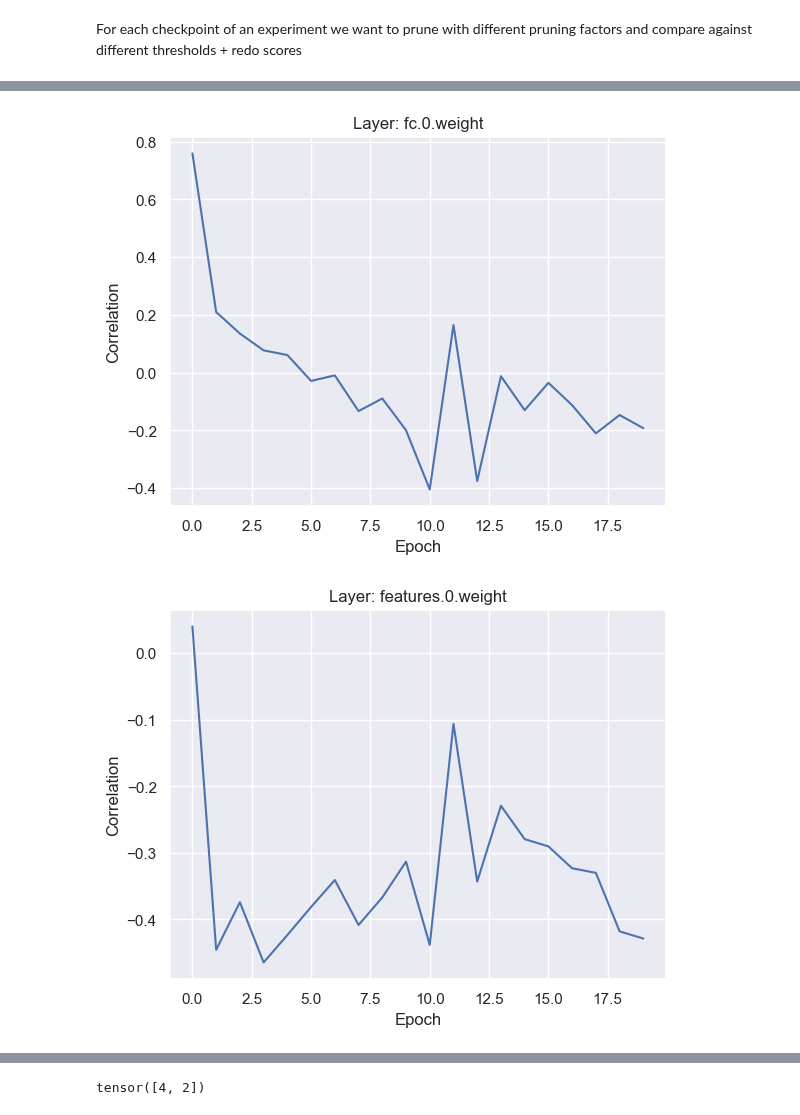
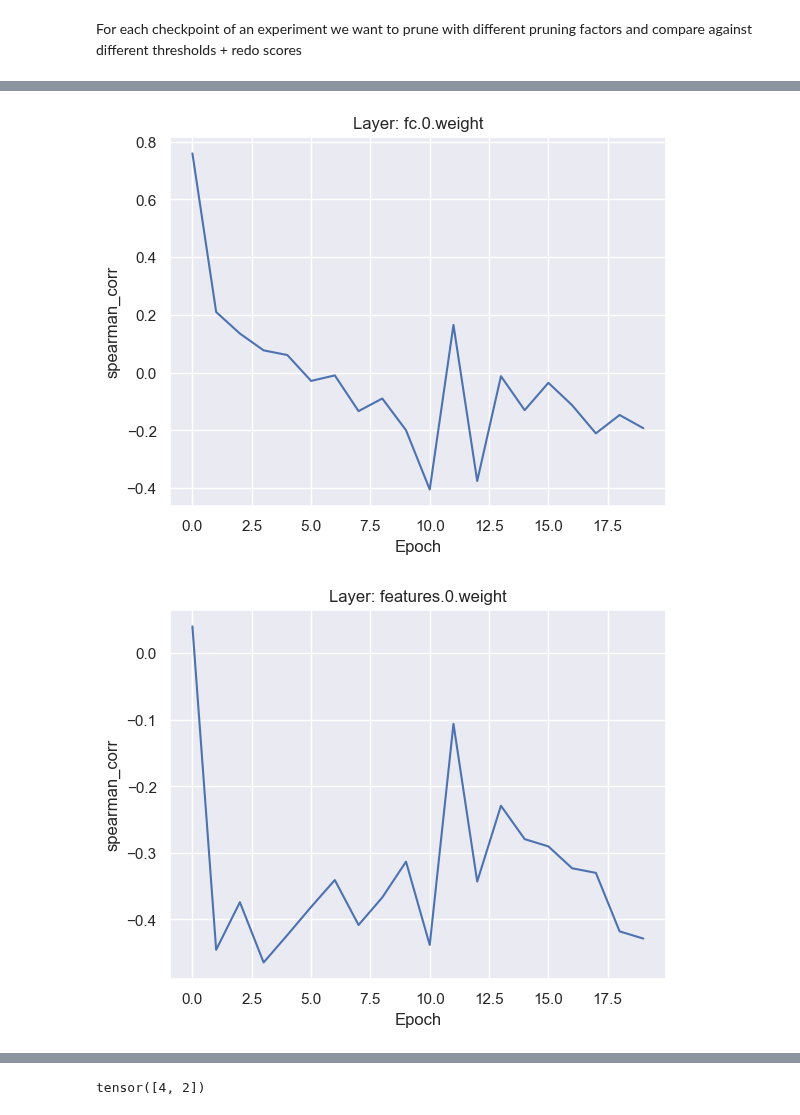
Before and after one commit to mariusdgm/minatar_work, a Jupyter notebook: experiments/pruning/pruning_redo.ipynb, the cells around one changed output, grey strips where cells are left out. Cells and saved outputs as stored; diff of their text form; code cells hidden in the pictures.

```diff
--- a/experiments/pruning/pruning_redo.ipynb
+++ b/experiments/pruning/pruning_redo.ipynb
@@ -36,0 +60,5 @@ For each checkpoint of an experiment we want to prune with different pruning fac
+# %%
+with open(experiment_paths[0]["config_path"], "r") as ymlfile:
+    cfg = yaml.safe_load(ymlfile)
+
+cfg
@@ -115,10 +182,11 @@ def compare_redo_pruning(exp_paths):
+# %%
+# corr_col = 'kendall_r_corr'
+corr_col = 'spearman_r_corr'
 # %%
 results_df = compare_redo_pruning(experiment_paths[0])
 
 # Group the DataFrame by layer
 grouped_df = results_df.groupby('layer')
-
-corr_col = 'spearman_corr'
 
 # Iterate over each layer and create scatter plots
 for layer, data in grouped_df:
@@ -137,8 +205,6 @@ results_df = compare_redo_pruning(experiment_paths[1])
 
 # Group the DataFrame by layer
 grouped_df = results_df.groupby('layer')
-
-corr_col = 'spearman_corr'
 
 # Iterate over each layer and create scatter plots
 for layer, data in grouped_df:
@@ -155,19 +221,17 @@ for layer, data in grouped_df:
 # %%
 results_df = compare_redo_pruning(experiment_paths[2])
 
 # Group the DataFrame by layer
 grouped_df = results_df.groupby('layer')
-
-corr_col = 'spearman_corr'
 
 # Iterate over each layer and create scatter plots
 for layer, data in grouped_df:
     plt.figure()
     plt.plot(data['epoch'], data[corr_col])
     plt.title(f'Layer: {layer}')
     plt.xlabel('Epoch')
     plt.ylabel(corr_col)
     plt.show()
 # %% [output]
-[figure, old version]
+[figure, new version]
-[figure, old version]
+[figure, new version]
```
Also changed, not shown: parts of 11 cells of this notebook, 1 other file.
